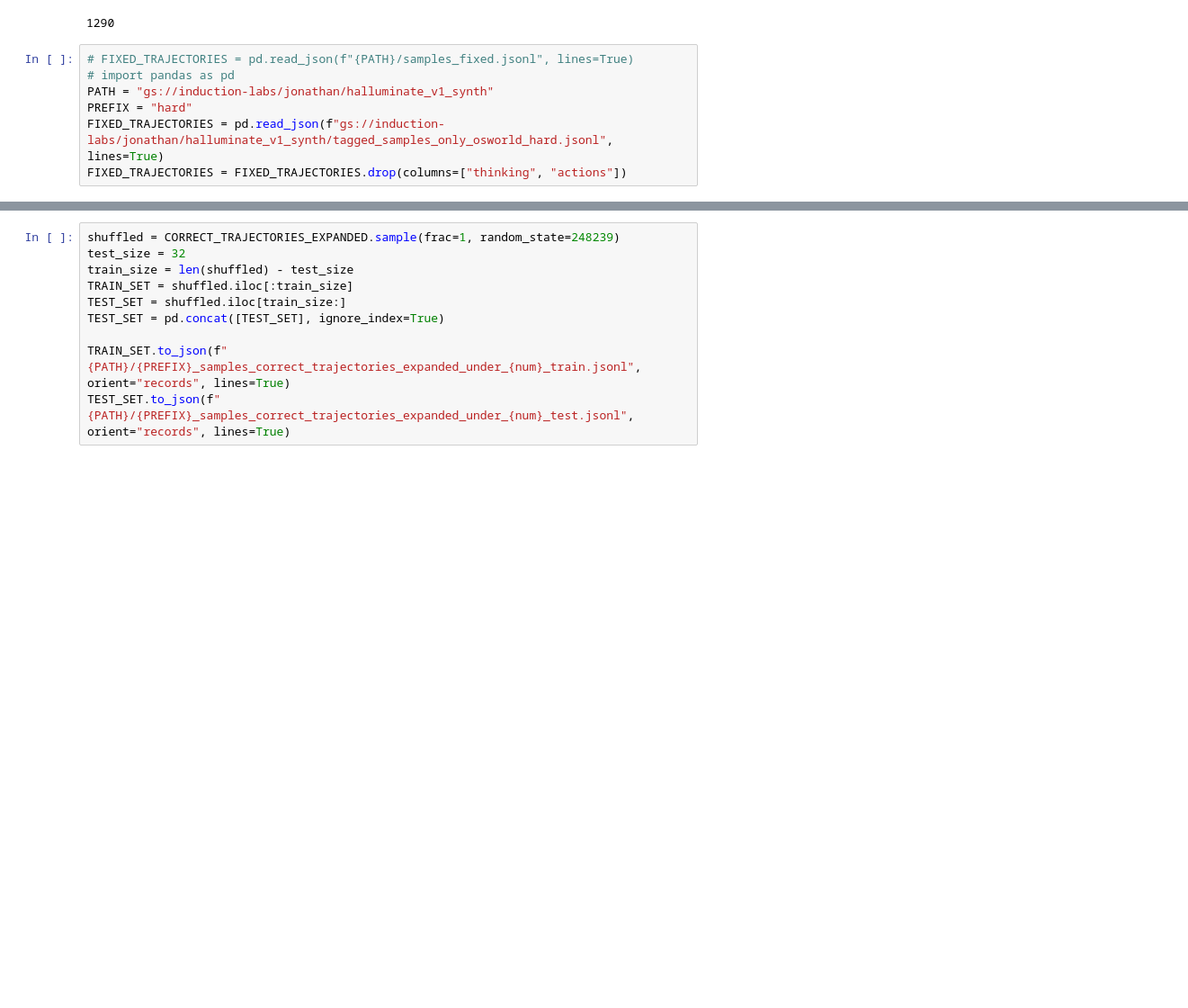
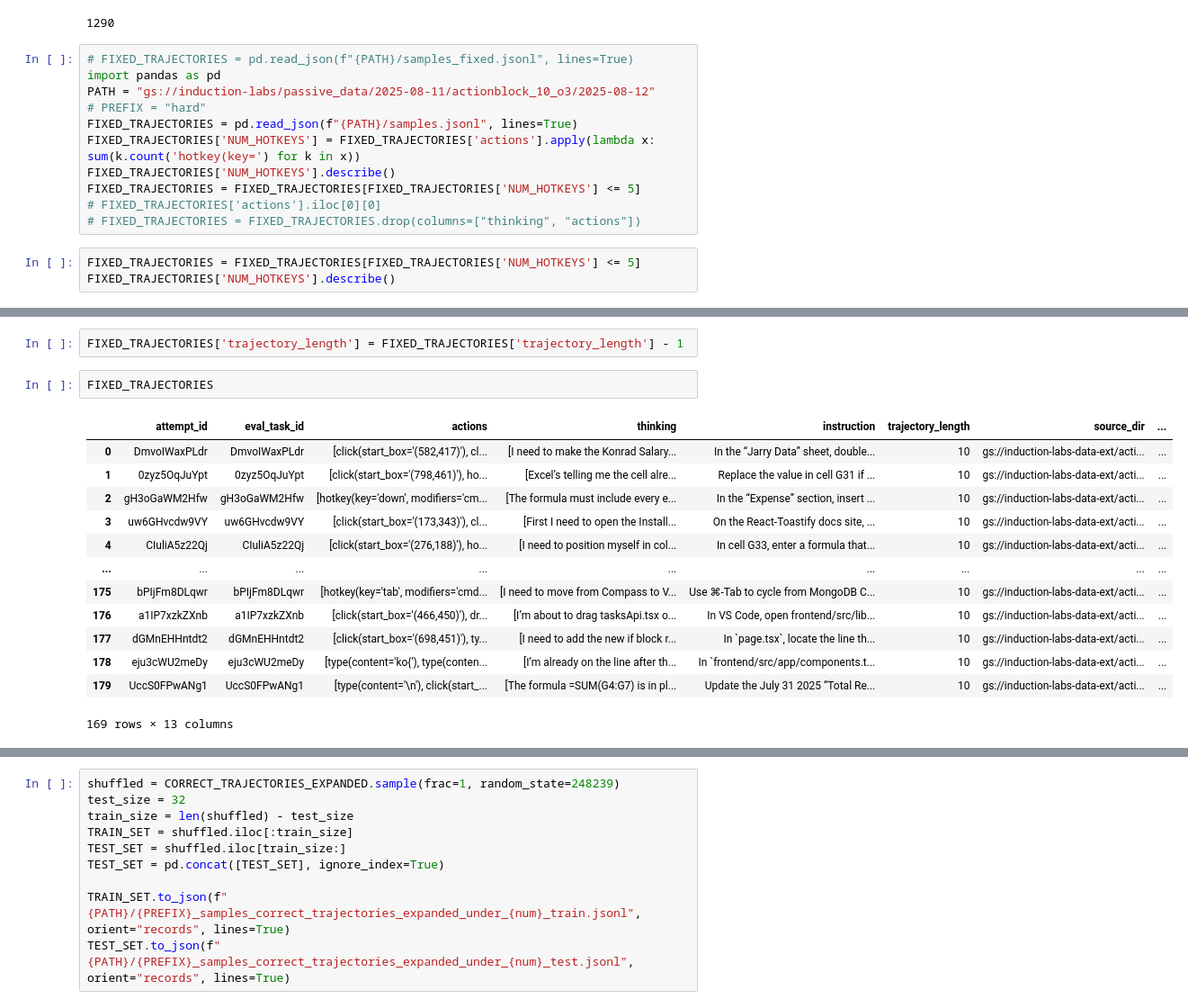
Before and after one commit to induction-labs/induction-labs, a Jupyter notebook: repos/synth/src/synth/trajectories/rejection_sample.ipynb, the cells around one changed output, grey strips where cells are left out. Shown at 90% size. Cells and saved outputs as stored; diff of their text form; blank space fills up the shorter version.

Commit message:
feat: more passive data processessing

```diff
--- a/repos/synth/src/synth/trajectories/rejection_sample.ipynb
+++ b/repos/synth/src/synth/trajectories/rejection_sample.ipynb
@@ -74,8 +74,15 @@ len(ORIGINAL_TRAJECTORIES)
 1290
 # %%
 # FIXED_TRAJECTORIES = pd.read_json(f"{PATH}/samples_fixed.jsonl", lines=True)
-# import pandas as pd
-PATH = "gs://induction-labs/jonathan/halluminate_v1_synth"
-PREFIX = "hard"
-FIXED_TRAJECTORIES = pd.read_json(f"gs://induction-labs/jonathan/halluminate_v1_synth/tagged_samples_only_osworld_hard.jsonl", lines=True)
-FIXED_TRAJECTORIES = FIXED_TRAJECTORIES.drop(columns=["thinking", "actions"])
+import pandas as pd
+PATH = "gs://induction-labs/passive_data/2025-08-11/actionblock_10_o3/2025-08-12"
+# PREFIX = "hard"
+FIXED_TRAJECTORIES = pd.read_json(f"{PATH}/samples.jsonl", lines=True)
+FIXED_TRAJECTORIES['NUM_HOTKEYS'] = FIXED_TRAJECTORIES['actions'].apply(lambda x: sum(k.count('hotkey(key=') for k in x))
+FIXED_TRAJECTORIES['NUM_HOTKEYS'].describe()
+FIXED_TRAJECTORIES = FIXED_TRAJECTORIES[FIXED_TRAJECTORIES['NUM_HOTKEYS'] <= 5]
+# FIXED_TRAJECTORIES['actions'].iloc[0][0]
+# FIXED_TRAJECTORIES = FIXED_TRAJECTORIES.drop(columns=["thinking", "actions"])
+# %%
+FIXED_TRAJECTORIES = FIXED_TRAJECTORIES[FIXED_TRAJECTORIES['NUM_HOTKEYS'] <= 5]
+FIXED_TRAJECTORIES['NUM_HOTKEYS'].describe()
@@ -82,3 +99,21 @@ FIXED_TRAJECTORIES = FIXED_TRAJECTORIES.drop(columns=["thinking", "actions"])
+# %%
+FIXED_TRAJECTORIES['trajectory_length'] = FIXED_TRAJECTORIES['trajectory_length'] - 1
+# %%
+FIXED_TRAJECTORIES
+# %% [output]
+|  | attempt_id | eval_task_id | actions | thinking | instruction | trajectory_length | source_dir | ... |
+| 0 | DmvoIWaxPLdr | DmvoIWaxPLdr | [click(start_box='(582,417)'), cl... | [I need to make the Konrad Salary... | In the “Jarry Data” sheet, double... | 10 | gs://induction-labs-data-ext/acti... | ... |
+| 1 | 0zyz5OqJuYpt | 0zyz5OqJuYpt | [click(start_box='(798,461)'), ho... | [Excel’s telling me the cell alre... | Replace the value in cell G31 if ... | 10 | gs://induction-labs-data-ext/acti... | ... |
+| 2 | gH3oGaWM2Hfw | gH3oGaWM2Hfw | [hotkey(key='down', modifiers='cm... | [The formula must include every e... | In the “Expense” section, insert ... | 10 | gs://induction-labs-data-ext/acti... | ... |
+| 3 | uw6GHvcdw9VY | uw6GHvcdw9VY | [click(start_box='(173,343)'), cl... | [First I need to open the Install... | On the React-Toastify docs site, ... | 10 | gs://induction-labs-data-ext/acti... | ... |
+| 4 | CIuliA5z22Qj | CIuliA5z22Qj | [click(start_box='(276,188)'), ho... | [I need to position myself in col... | In cell G33, enter a formula that... | 10 | gs://induction-labs-data-ext/acti... | ... |
+| ... | ... | ... | ... | ... | ... | ... | ... | ... |
+| 175 | bPIjFm8DLqwr | bPIjFm8DLqwr | [hotkey(key='tab', modifiers='cmd... | [I need to move from Compass to V... | Use ⌘-Tab to cycle from MongoDB C... | 10 | gs://induction-labs-data-ext/acti... | ... |
+| 176 | a1IP7xzkZXnb | a1IP7xzkZXnb | [click(start_box='(466,450)'), dr... | [I’m about to drag tasksApi.tsx o... | In VS Code, open frontend/src/lib... | 10 | gs://induction-labs-data-ext/acti... | ... |
+| 177 | dGMnEHHntdt2 | dGMnEHHntdt2 | [click(start_box='(698,451)'), ty... | [I need to add the new if block r... | In `page.tsx`, locate the line th... | 10 | gs://induction-labs-data-ext/acti... | ... |
+| 178 | eju3cWU2meDy | eju3cWU2meDy | [type(content='ko{'), type(conten... | [I’m already on the line after th... | In `frontend/src/app/components.t... | 10 | gs://induction-labs-data-ext/acti... | ... |
+| 179 | UccS0FPwANg1 | UccS0FPwANg1 | [type(content='\n'), click(start_... | [The formula =SUM(G4:G7) is in pl... | Update the July 31 2025 “Total Re... | 10 | gs://induction-labs-data-ext/acti... | ... |
+169 rows × 13 columns
 # %%
 import pandas as pd
 import numpy as np
```
Also changed, not shown: parts of 4 cells of this notebook, 7 other files.
